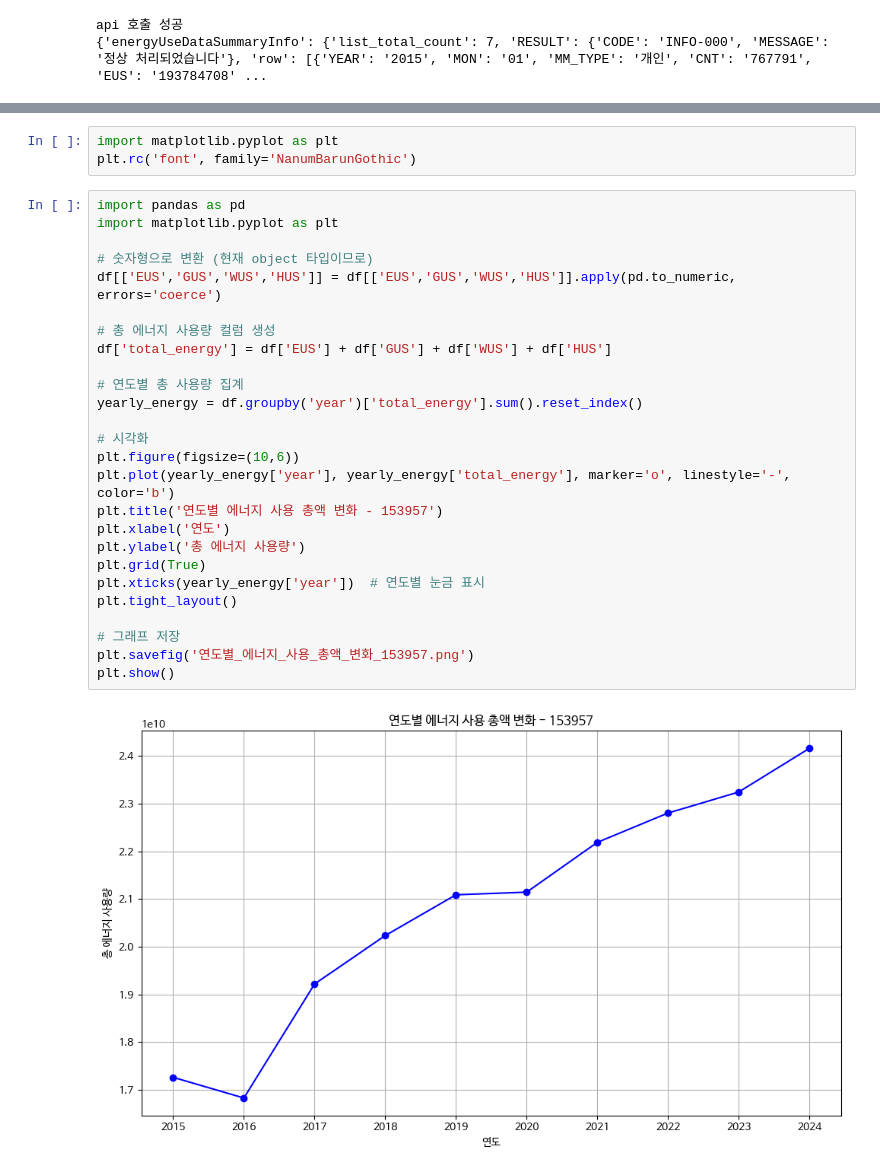
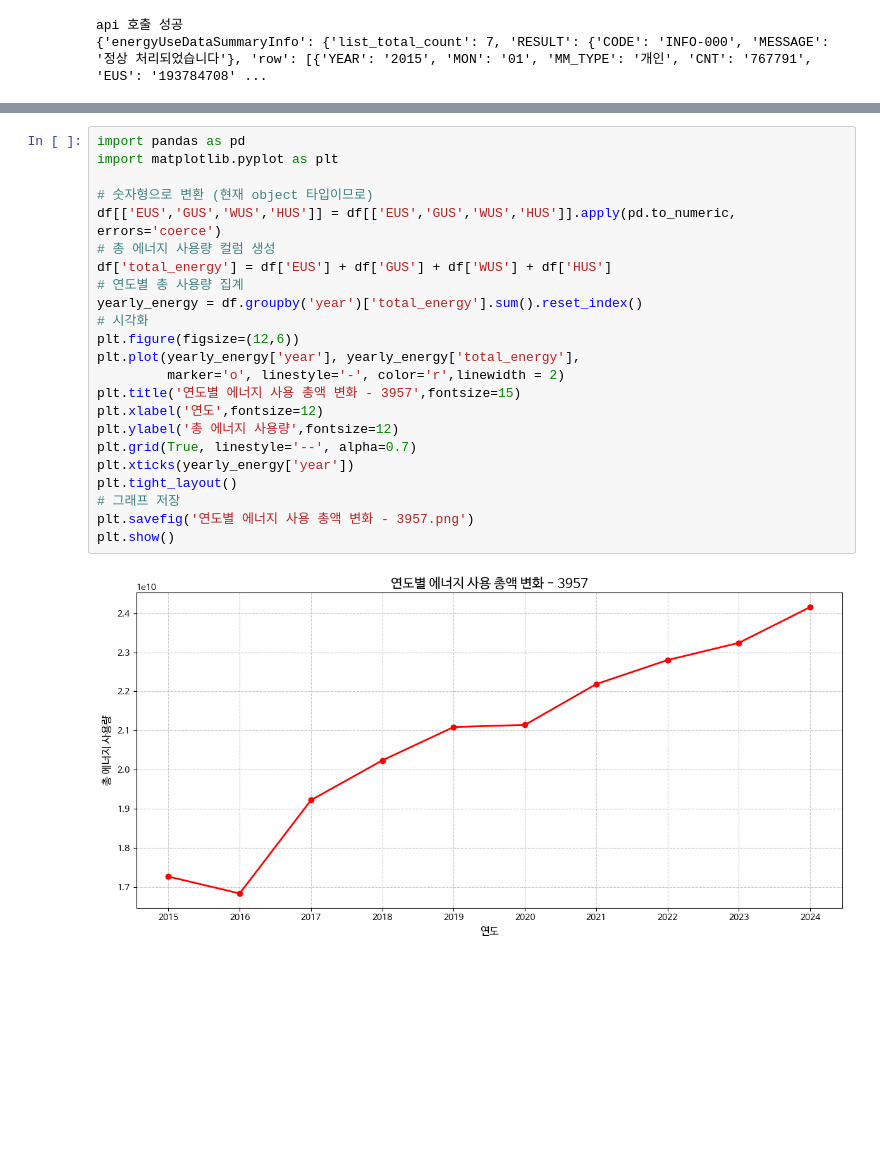
Before and after one commit to LeeGyeongyong/Data-Analysis-with-Open-Source, a Jupyter notebook: 오픈소스_데이터_분석_4강.ipynb, the cells around one changed output, grey strips where cells are left out. Saved outputs shown, nothing was run; the diff lists cells and outputs as text; blank space fills up the shorter version.

```diff
--- a/오픈소스_데이터_분석_4강.ipynb
+++ b/오픈소스_데이터_분석_4강.ipynb
@@ -438,34 +437,28 @@ fonts-nanum is already the newest version (20200506-1).
-# %%
-import matplotlib.pyplot as plt
-plt.rc('font', family='NanumBarunGothic')
 # %%
 import pandas as pd
 import matplotlib.pyplot as plt
 
 # 숫자형으로 변환 (현재 object 타입이므로)
 df[['EUS','GUS','WUS','HUS']] = df[['EUS','GUS','WUS','HUS']].apply(pd.to_numeric, errors='coerce')
-
 # 총 에너지 사용량 컬럼 생성
 df['total_energy'] = df['EUS'] + df['GUS'] + df['WUS'] + df['HUS']
-
 # 연도별 총 사용량 집계
 yearly_energy = df.groupby('year')['total_energy'].sum().reset_index()
-
 # 시각화
-plt.figure(figsize=(10,6))
-plt.plot(yearly_energy['year'], yearly_energy['total_energy'], marker='o', linestyle='-', color='b')
-plt.title('연도별 에너지 사용 총액 변화 - 153957')
-plt.xlabel('연도')
-plt.ylabel('총 에너지 사용량')
-plt.grid(True)
-plt.xticks(yearly_energy['year'])  # 연도별 눈금 표시
+plt.figure(figsize=(12,6))
+plt.plot(yearly_energy['year'], yearly_energy['total_energy'],
+         marker='o', linestyle='-', color='r',linewidth = 2)
+plt.title('연도별 에너지 사용 총액 변화 - 3957',fontsize=15)
+plt.xlabel('연도',fontsize=12)
+plt.ylabel('총 에너지 사용량',fontsize=12)
+plt.grid(True, linestyle='--', alpha=0.7)
+plt.xticks(yearly_energy['year'])
 plt.tight_layout()
-
 # 그래프 저장
-plt.savefig('연도별_에너지_사용_총액_변화_153957.png')
+plt.savefig('연도별 에너지 사용 총액 변화 - 3957.png')
 plt.show()
 # %% [output]
-[figure, old version]
+[figure, new version]
 # %%
 import matplotlib.pyplot as plt
 import seaborn as sns
```
Also changed, not shown: parts of 7 cells of this notebook.
